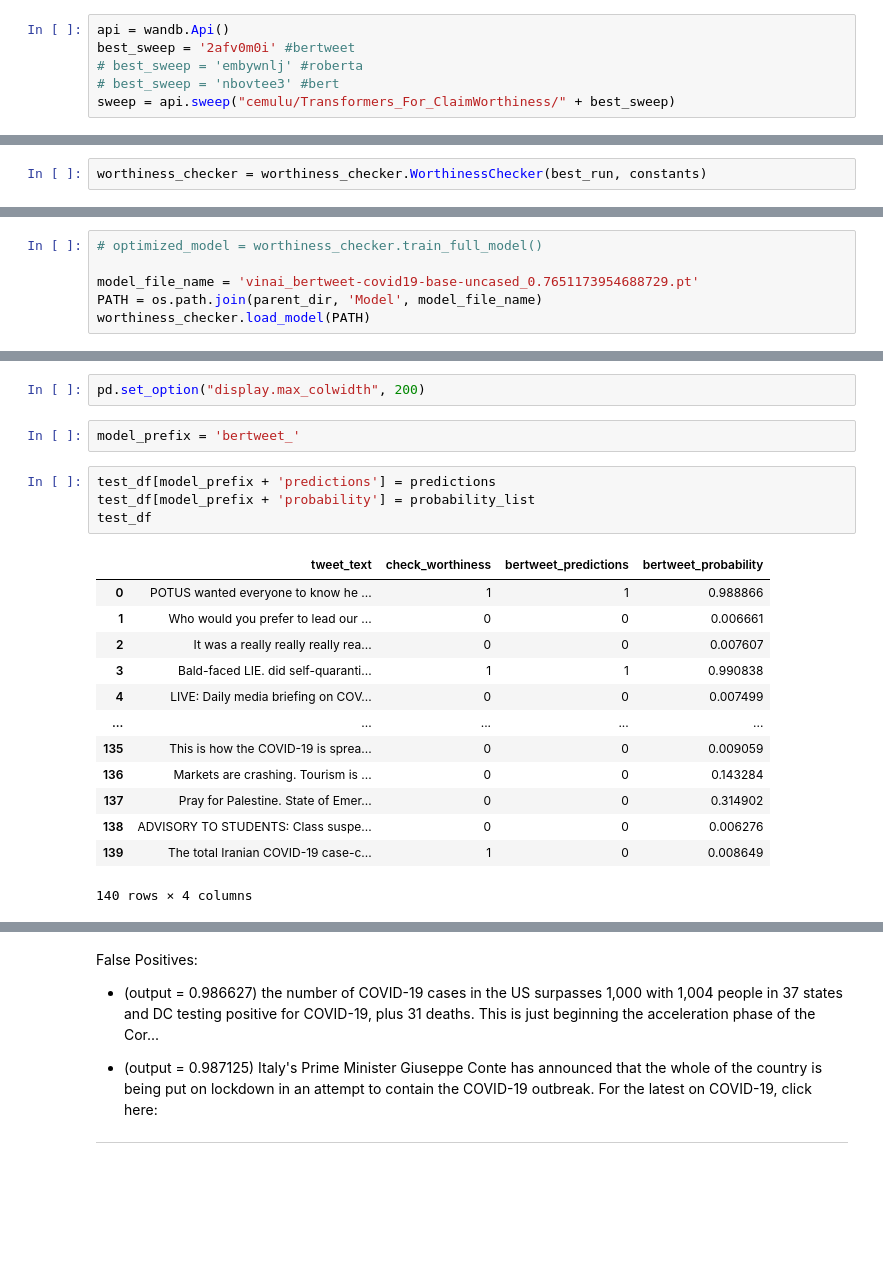
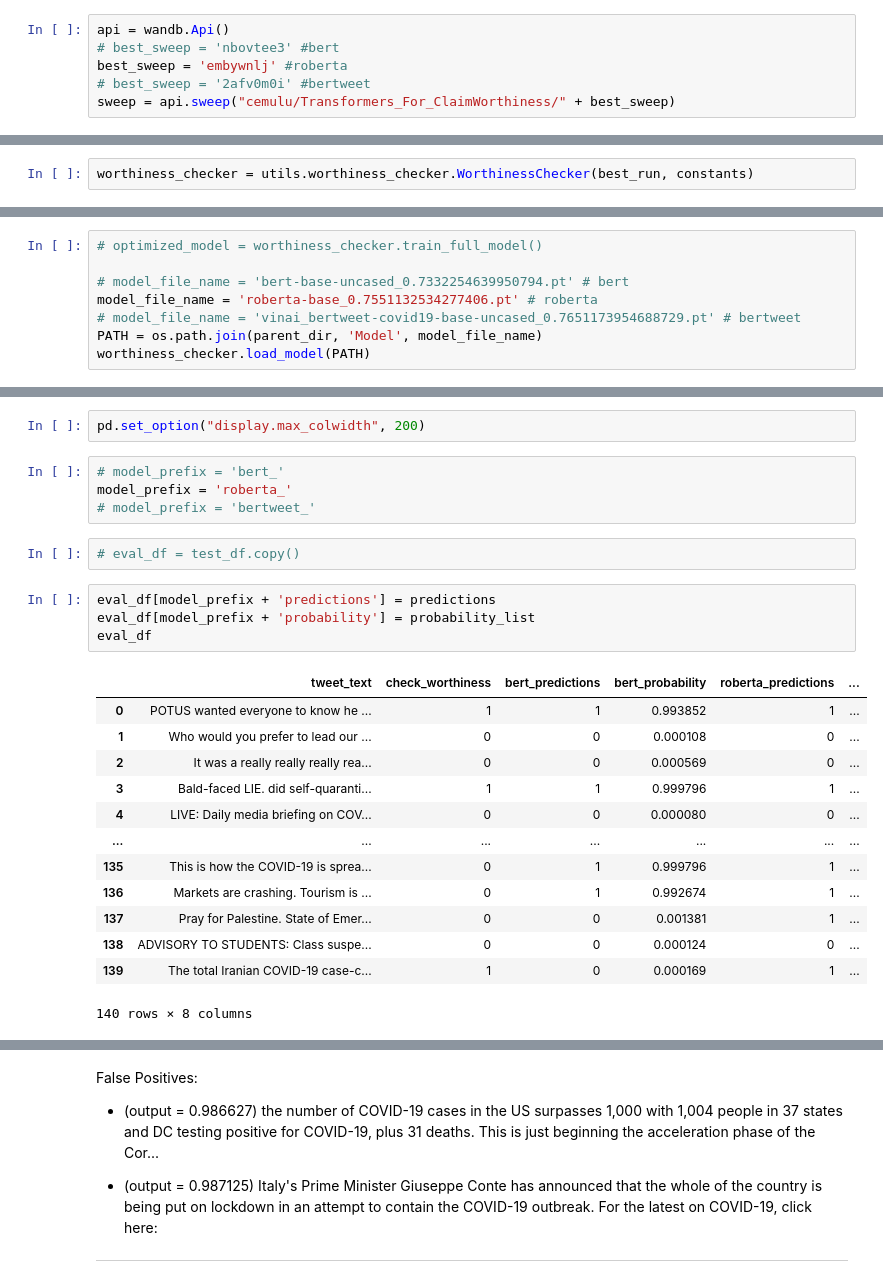
Before and after one commit to cemuluoglakci/Transformers_For_Claim_Worthiness, a Jupyter notebook: Bert_Variants_For_Claim_Worthiness/Bert_Variants_For_Claim_Worthiness.ipynb, the cells around one changed output, grey strips where cells are left out. Saved outputs shown, nothing was run; the diff lists cells and outputs as text; blank space fills up the shorter version.

```diff
--- a/Bert_Variants_For_Claim_Worthiness/Bert_Variants_For_Claim_Worthiness.ipynb
+++ b/Bert_Variants_For_Claim_Worthiness/Bert_Variants_For_Claim_Worthiness.ipynb
@@ -501,9 +501,9 @@ terminating because of early stopping!
 ### Training Model with best config and whole training data
 # %%
 api = wandb.Api()
-best_sweep = '2afv0m0i' #bertweet
-# best_sweep = 'embywnlj' #roberta
 # best_sweep = 'nbovtee3' #bert
+best_sweep = 'embywnlj' #roberta
+# best_sweep = '2afv0m0i' #bertweet
 sweep = api.sweep("cemulu/Transformers_For_ClaimWorthiness/" + best_sweep)
 # %%
 best_run = sweep.best_run()
@@ -513,4 +514,4 @@ best_run.summary.get("avg_val_mAP")
 # %%
-worthiness_checker = worthiness_checker.WorthinessChecker(best_run, constants)
+worthiness_checker = utils.worthiness_checker.WorthinessChecker(best_run, constants)
 # %% [output]
 Epoch configuration of the best run:
@@ -525,7 +526,9 @@ Average epoch used as a reference for early stopping:  8
 # %%
 # optimized_model = worthiness_checker.train_full_model()
 
-model_file_name = 'vinai_bertweet-covid19-base-uncased_0.7651173954688729.pt'
+# model_file_name = 'bert-base-uncased_0.7332254639950794.pt' # bert
+model_file_name = 'roberta-base_0.7551132534277406.pt' # roberta
+# model_file_name = 'vinai_bertweet-covid19-base-uncased_0.7651173954688729.pt' # bertweet
 PATH = os.path.join(parent_dir, 'Model', model_file_name)
 worthiness_checker.load_model(PATH)
 # %%
@@ -630,23 +668,27 @@ len(predictions)
 140
 # %%
 pd.set_option("display.max_colwidth", 200)
-# %%
-model_prefix = 'bertweet_'
+# %%
+# model_prefix = 'bert_'
+model_prefix = 'roberta_'
+# model_prefix = 'bertweet_'
+# %%
+# eval_df = test_df.copy()
 # %%
-test_df[model_prefix + 'predictions'] = predictions
-test_df[model_prefix + 'probability'] = probability_list
-test_df
+eval_df[model_prefix + 'predictions'] = predictions
+eval_df[model_prefix + 'probability'] = probability_list
+eval_df
 # %% [output]
-|  | tweet_text | check_worthiness | bertweet_predictions | bertweet_probability |
-| 0 | POTUS wanted everyone to know he ... | 1 | 1 | 0.988866 |
-| 1 | Who would you prefer to lead our ... | 0 | 0 | 0.006661 |
-| 2 | It was a really really really rea... | 0 | 0 | 0.007607 |
-| 3 | Bald-faced LIE. did self-quaranti... | 1 | 1 | 0.990838 |
-| 4 | LIVE: Daily media briefing on COV... | 0 | 0 | 0.007499 |
-| ... | ... | ... | ... | ... |
-| 135 | This is how the COVID-19 is sprea... | 0 | 0 | 0.009059 |
-| 136 | Markets are crashing. Tourism is ... | 0 | 0 | 0.143284 |
-| 137 | Pray for Palestine. State of Emer... | 0 | 0 | 0.314902 |
-| 138 | ADVISORY TO STUDENTS: Class suspe... | 0 | 0 | 0.006276 |
-| 139 | The total Iranian COVID-19 case-c... | 1 | 0 | 0.008649 |
+|  | tweet_text | check_worthiness | bert_predictions | bert_probability | roberta_predictions | ... |
+| 0 | POTUS wanted everyone to know he ... | 1 | 1 | 0.993852 | 1 | ... |
+| 1 | Who would you prefer to lead our ... | 0 | 0 | 0.000108 | 0 | ... |
+| 2 | It was a really really really rea... | 0 | 0 | 0.000569 | 0 | ... |
+| 3 | Bald-faced LIE. did self-quaranti... | 1 | 1 | 0.999796 | 1 | ... |
+| 4 | LIVE: Daily media briefing on COV... | 0 | 0 | 0.000080 | 0 | ... |
+| ... | ... | ... | ... | ... | ... | ... |
+| 135 | This is how the COVID-19 is sprea... | 0 | 1 | 0.999796 | 1 | ... |
+| 136 | Markets are crashing. Tourism is ... | 0 | 1 | 0.992674 | 1 | ... |
+| 137 | Pray for Palestine. State of Emer... | 0 | 0 | 0.001381 | 1 | ... |
+| 138 | ADVISORY TO STUDENTS: Class suspe... | 0 | 0 | 0.000124 | 0 | ... |
+| 139 | The total Iranian COVID-19 case-c... | 1 | 0 | 0.000169 | 1 | ... |
-140 rows × 4 columns
+140 rows × 8 columns
```
Also changed, not shown: parts of 11 cells of this notebook, 5 other files.
